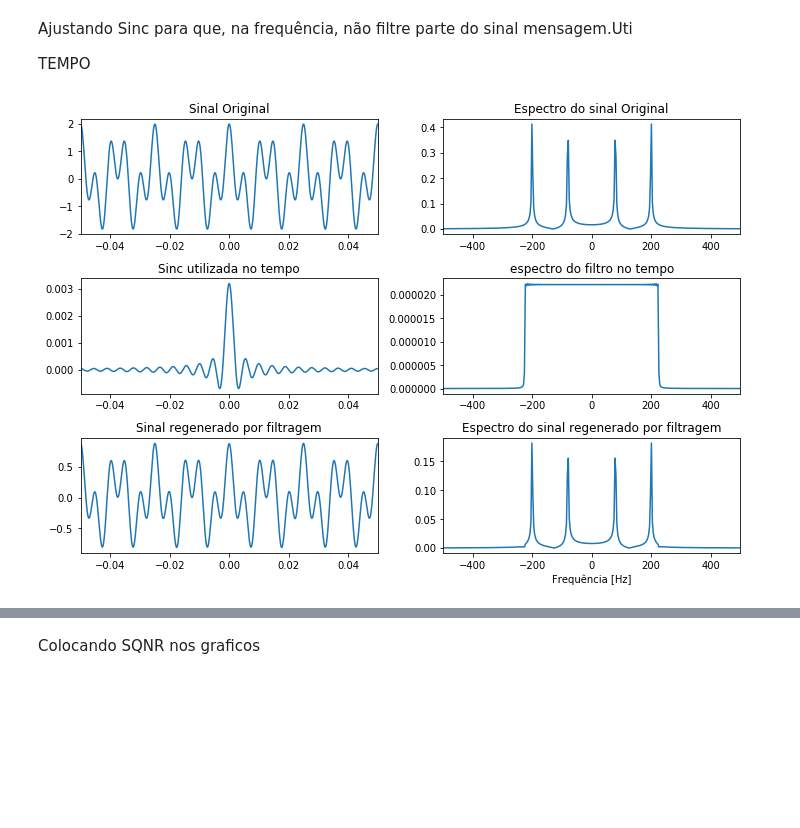
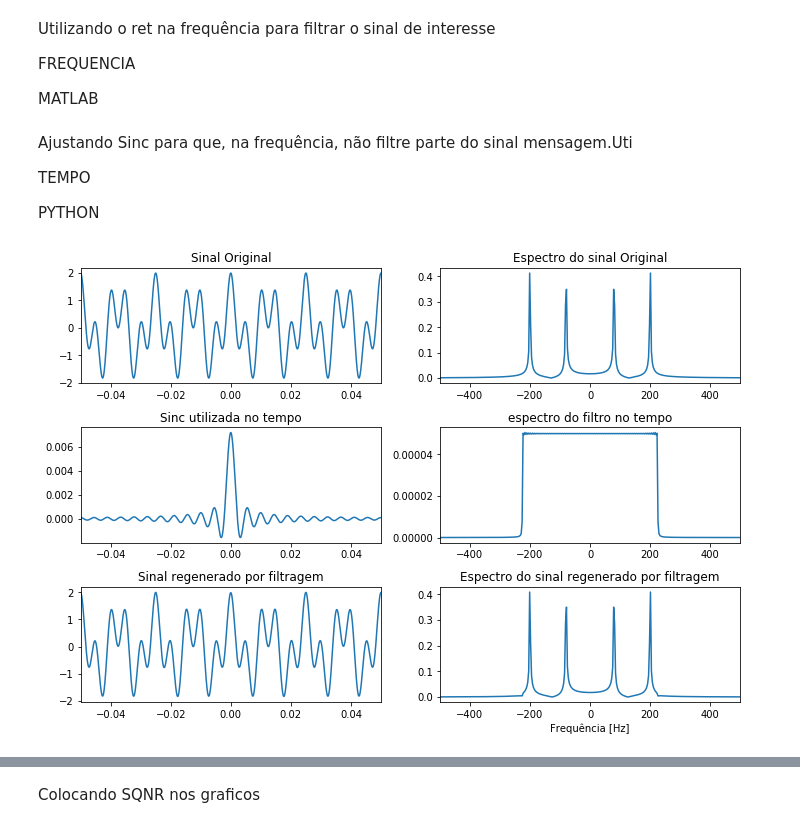
Before and after one commit to jpmarques-13/JoaoPaulo_dco2004, a Jupyter notebook: Pratica6/Entrega_h06.ipynb, the cells around one changed output, grey strips where cells are left out. Saved outputs shown, nothing was run; the diff lists cells and outputs as text; code cells hidden in the pictures; blank space fills up the shorter version.

```diff
--- a/Pratica6/Entrega_h06.ipynb
+++ b/Pratica6/Entrega_h06.ipynb
@@ -72,0 +76,6 @@ plt.show()
+# %% [markdown]
+Utilizando o ret na frequência para filtrar o sinal de interesse
+
+FREQUENCIA
+
+MATLAB
@@ -74,6 +150,8 @@ plt.show()
 Ajustando Sinc para que, na frequência, não filtre parte do sinal mensagem.Uti
 
 TEMPO
+
+PYTHON
 # %%
 from scipy.fftpack import fft, fftshift, ifftshift,ifft
 import numpy as np
@@ -86,7 +164,7 @@ N=10000                                                    # Número de amostras
 tf=N*Ts                                                    # Tempo final
 t= np.arange(-tf,tf,Ts)                                    # Eixo do tempo
 Am=2*Ts*B                                                  # Amplitude do sinal
-s= Am*np.sinc(4.5*B*t)                                     # Sinc(W) possui fft  RET(W/2), devemos então garantir que tal filtro não interfira nas frequencias superiores do sinal gerado
+s= (4.5/2)*Am*np.sinc(4.5*B*t)                                     # Sinc(W) possui fft  RET(W/2), devemos então garantir que tal filtro não interfira nas frequencias superiores do sinal gerado
 
 
 m=np.cos(2*np.pi*200*t)+np.cos(2*np.pi*80*t)               # Sinal m(t)
@@ -109,31 +187,31 @@ plt.xlim([-0.05,0.05])
 #
 plt.subplot(322)
 plt.title("Espectro do sinal Original")
 plt.plot(freq,np.abs(M))
 plt.xlim([-500,500])
 #
 plt.subplot(323)
 plt.title("Sinc utilizada no tempo")
 plt.plot(t,s)
 plt.xlim([-0.05,0.05])
 #
 plt.subplot(324)
 plt.title("espectro do filtro no tempo")
 plt.plot(freq,np.abs(S))
 plt.xlim([-500,500])
 #
 plt.subplot(325)
 plt.title("Sinal regenerado por filtragem")
 plt.plot(t,c)
 plt.xlim([-0.05,0.05])
 #
 plt.subplot(326)
 plt.title("Espectro do sinal regenerado por filtragem")
 plt.plot(freq,np.abs(C))
 plt.xlabel("Frequência [Hz]");
 plt.xlim([-500,500])
 #
 plt.tight_layout(pad=1.1)
 plt.show()
 # %% [output]
-[figure, old version]
+[figure, new version]
```
Also changed, not shown: parts of 5 cells of this notebook, 2 other files.
